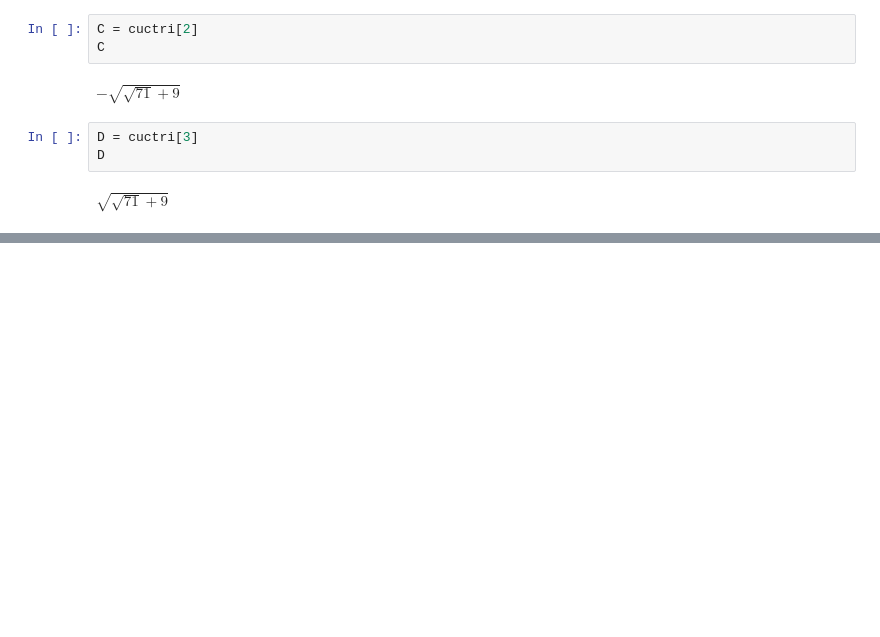
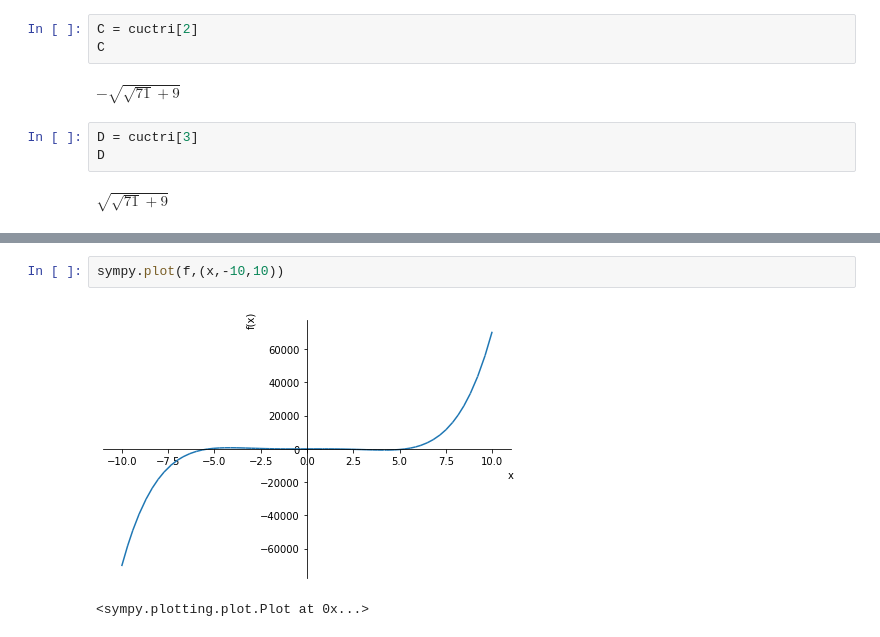
Before and after one commit to hnihtt/ThucHanhToanCC, a Jupyter notebook: bai2.ipynb, the cells around one changed output, grey strips where cells are left out. Saved outputs shown, nothing was run; the diff lists cells and outputs as text; blank space fills up the shorter version.

```diff
--- a/bai2.ipynb
+++ b/bai2.ipynb
@@ -217,0 +275,5 @@ $\displaystyle \sqrt{\sqrt{71} + 9}$
+# %%
+sympy.plot(f,(x,-10,10))
+# %% [output]
+[figure, added]
+<sympy.plotting.plot.Plot at 0x...>
```
Also changed, not shown: parts of 16 cells of this notebook.
